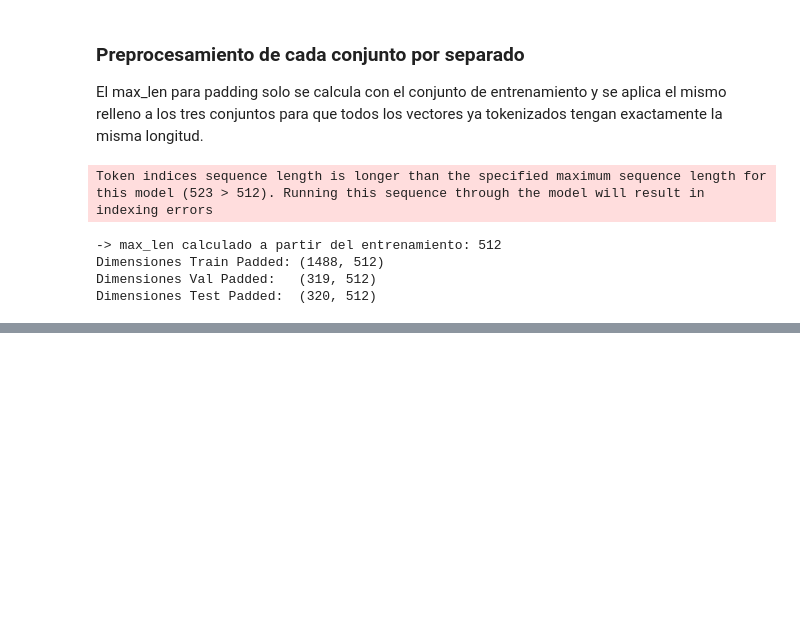
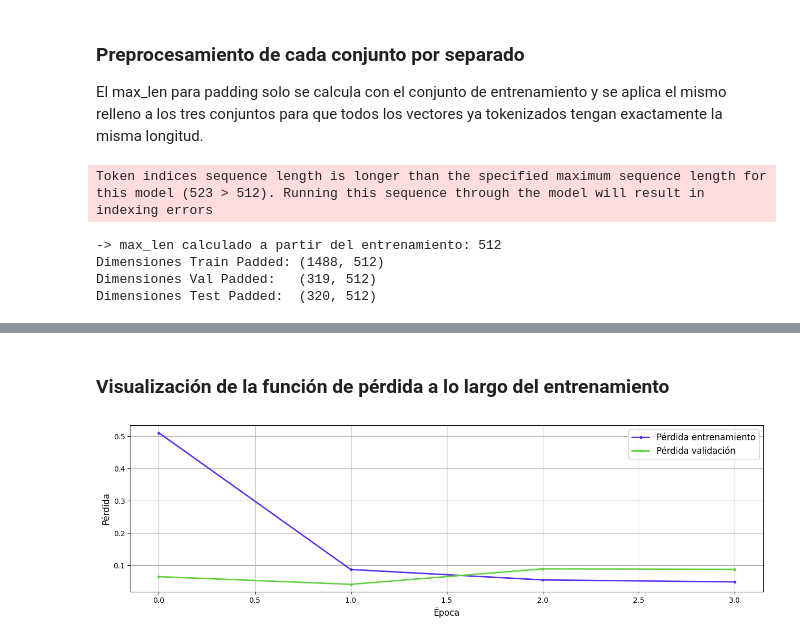
Before and after one commit to margomeza16/deep_leraning, a Jupyter notebook: miniproyecto3_transformers.ipynb, the cells around one changed output, grey strips where cells are left out. Drawn from its saved outputs; the diff is of its cells as text; code cells hidden in the pictures; blank space fills up the shorter version.

```diff
--- a/miniproyecto3_transformers.ipynb
+++ b/miniproyecto3_transformers.ipynb
@@ -952,0 +1051,35 @@ Aunque opera a nivel de optimización, la combinación de la capa lineal con la
+# %%
+# ==========================================
+# PREPROCESAMIENTO Y DATALOADERS - RoBERTa
+# ==========================================
+
+# 1. Obtener los tensores con la función adaptada (usando el tokenizador oficial de RoBERTa)
+X_train_padded_rob, train_masks_rob, max_len_train_rob = preprocess_roberta_dataset(X_train['text'], roberta_tokenizer, max_len=None)
+X_val_padded_rob, val_masks_rob, _ = preprocess_roberta_dataset(X_val['text'], roberta_tokenizer, max_len=max_len_train_rob)
+X_test_padded_rob, test_masks_rob, _ = preprocess_roberta_dataset(X_test['text'], roberta_tokenizer, max_len=max_len_train_rob)
+
+# 2. Crear los TensorDatasets independientes para RoBERTa
+train_dataset_rob = TensorDataset(
+    torch.tensor(X_train_padded_rob, dtype=torch.long),
+    torch.tensor(train_masks_rob, dtype=torch.long),
+    torch.tensor(y_train_encoded, dtype=torch.long)
+)
+
+val_dataset_rob = TensorDataset(
+    torch.tensor(X_val_padded_rob, dtype=torch.long),
+    torch.tensor(val_masks_rob, dtype=torch.long),
+    torch.tensor(y_val_encoded, dtype=torch.long)
+)
+
+test_dataset_rob = TensorDataset(
+    torch.tensor(X_test_padded_rob, dtype=torch.long),
+    torch.tensor(test_masks_rob, dtype=torch.long),
+    torch.tensor(y_test_encoded, dtype=torch.long)
+)
+
+# 3. Crear los DataLoaders específicos para RoBERTa
+train_loader_rob = DataLoader(train_dataset_rob, batch_size=16, shuffle=True)
+val_loader_rob = DataLoader(val_dataset_rob, batch_size=16, shuffle=False)
+test_loader_rob = DataLoader(test_dataset_rob, batch_size=16, shuffle=False)
+
+print(f"-> DataLoaders de RoBERTa creados exitosamente con un MAX_LEN de {max_len_train_rob} tokens.")
@@ -952,0 +1179,6 @@ Aunque opera a nivel de optimización, la combinación de la capa lineal con la
+# %% [markdown]
+### Visualización de la función de pérdida a lo largo del entrenamiento
+# %%
+visualization_history(history_roberta)
+# %% [output]
+[figure, added]
```
Also changed, not shown: parts of 85 cells of this notebook.
